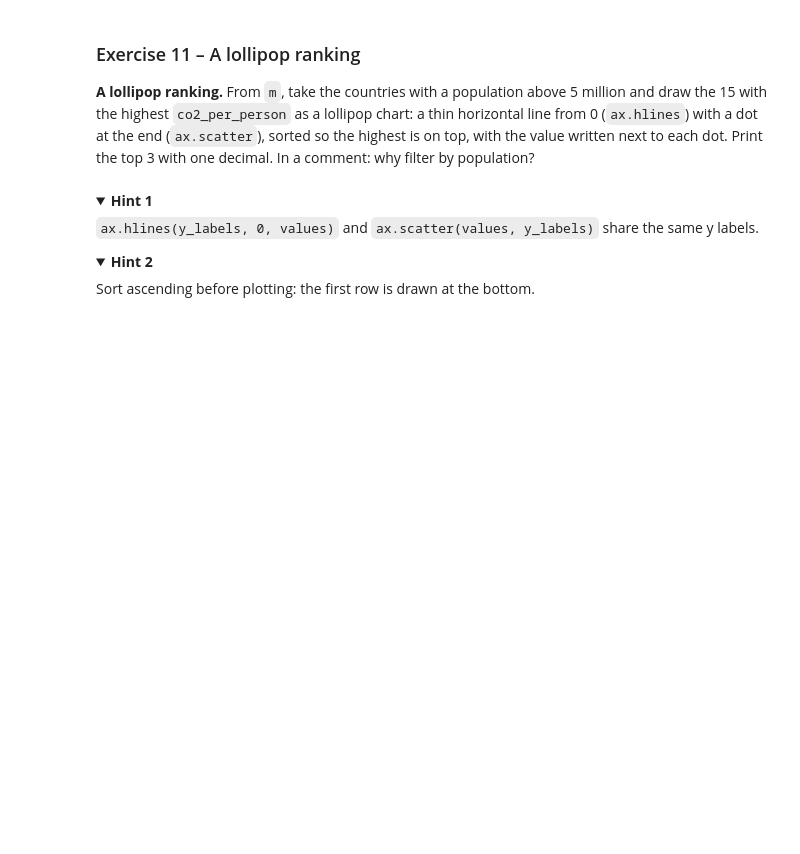
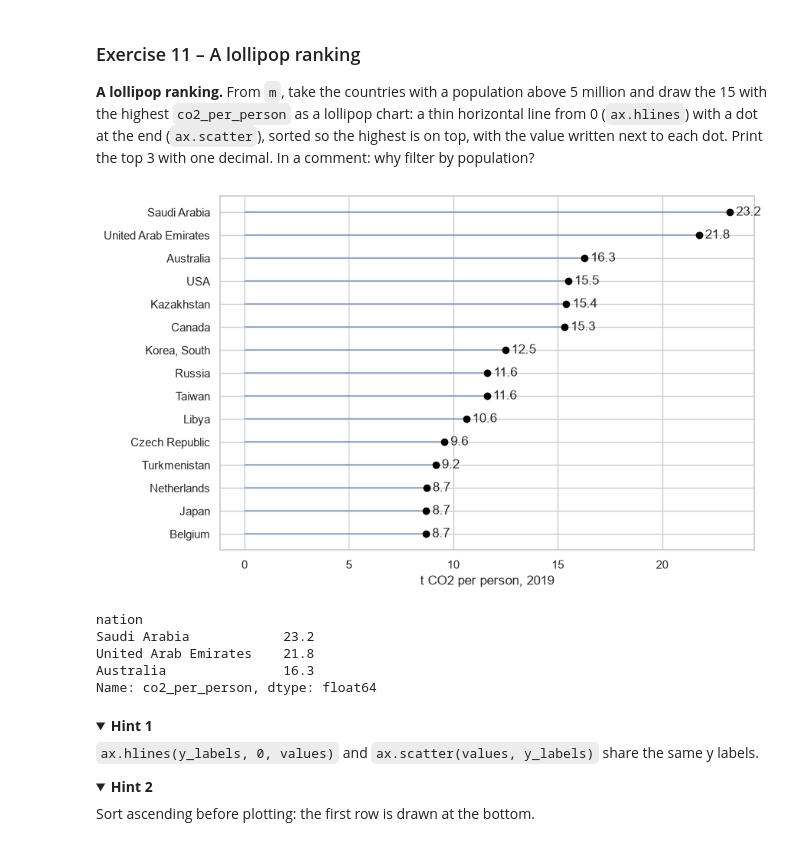
Before and after one commit to OrangeBoop/Lab02, a Jupyter notebook: Lab3/Lab3-Persky Idan 215548512 , Golan Amir 216264333.ipynb, the cells around one changed output. Drawn from its saved outputs; the diff is of its cells as text; code cells hidden in the pictures; folded sections open; blank space fills up the shorter version.

```diff
--- a/Lab3/Lab3-Persky Idan 215548512 , Golan Amir 216264333.ipynb
+++ b/Lab3/Lab3-Persky Idan 215548512 , Golan Amir 216264333.ipynb
@@ -527,7 +637,38 @@ Legend marker sizes copy the bubble sizes: `leg.legend_handles` lets you reset t
 
 **A lollipop ranking.** From `m`, take the countries with a population above 5 million and draw the 15 with the highest `co2_per_person` as a lollipop chart: a thin horizontal line from 0 (`ax.hlines`) with a dot at the end (`ax.scatter`), sorted so the highest is on top, with the value written next to each dot. Print the top 3 with one decimal. In a comment: why filter by population?
 # %%
-# Write your code here
+m_above_5m_largest = m[m["population"] > 5000000].nlargest(15, "co2_per_person").sort_values(by = "co2_per_person", ascending = False)
+
+fig, ax = plt.subplots(figsize = (9, 6))
+
+# Create dots
+ax.scatter(m_above_5m_largest["co2_per_person"], m_above_5m_largest["nation"], color="black", zorder=3,)
+
+# Create lines to each dot
+ax.hlines(m_above_5m_largest["nation"], 0, m_above_5m_largest["co2_per_person"], alpha=0.5)
+
+# Write the value next to each dot
+for val, nation in zip(m_above_5m_largest["co2_per_person"], m_above_5m_largest["nation"]):
+    ax.text(val + 0.3, nation, f"{val:.1f}", va="center")
+
+ax.set_xlabel("t CO2 per person, 2019")
+plt.gca().invert_yaxis()
+plt.show()
+
+
+# Print the top 3 with one decimal
+print(m_above_5m_largest.set_index("nation")["co2_per_person"].head(3).round(1))
+
+# We filter by nation because very small states or island nations (e.g., Qatar, Kuwait, Trinidad & Tobago) can have extreme per-capita emissions -
+# due to large oil/gas/industrial output divided by a tiny population, -
+# dominating the ranking even though their total global impact is small.
+# %% [output]
+[figure, added]
+nation
+Saudi Arabia            23.2
+United Arab Emirates    21.8
+Australia               16.3
+Name: co2_per_person, dtype: float64
 # %% [markdown]
 <details><summary><b>Hint 1</b></summary>
 
```
Also changed, not shown: parts of 4 cells of this notebook.
